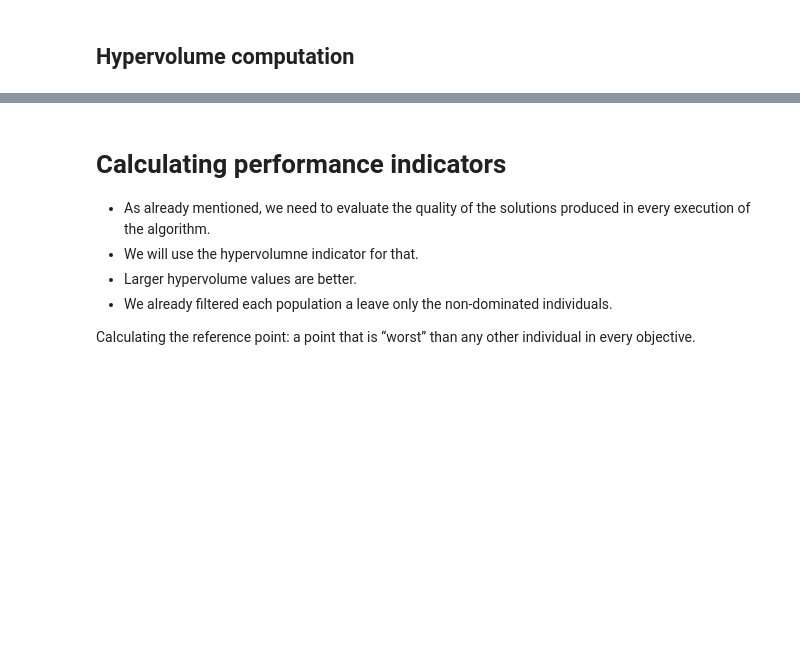
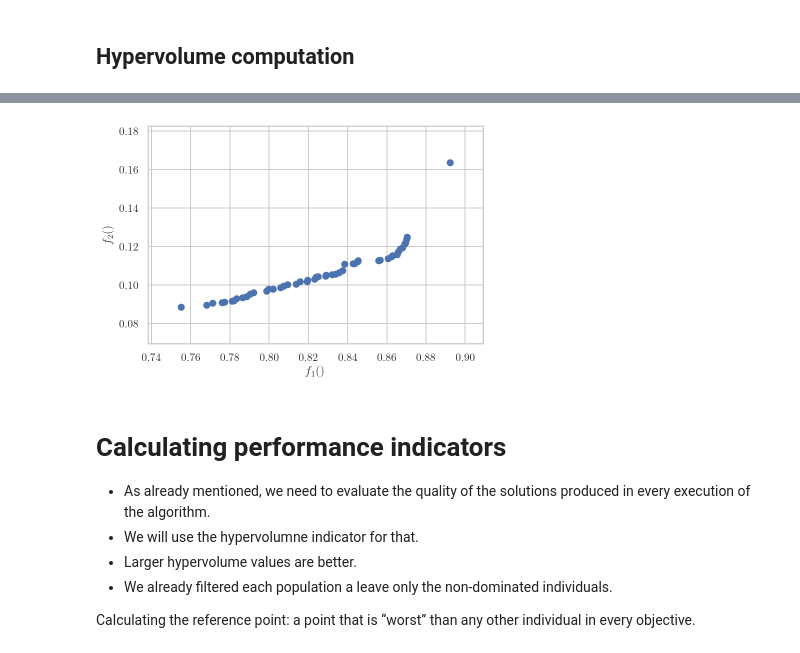
Before and after one commit to kapusuzoglu/Multi-Objective-Optimization-Under-Uncertainty-of-Part-Quality-in-Fused-Filament-Fabrication, a Jupyter notebook: ParetoOptim_AM_DEAP_3var_Exp_Design_Hypervolume.ipynb, the cells around one changed output, grey strips where cells are left out. Cells and saved outputs as stored; diff of their text form; code cells hidden in the pictures; blank space fills up the shorter version.

```diff
--- a/ParetoOptim_AM_DEAP_3var_Exp_Design_Hypervolume.ipynb
+++ b/ParetoOptim_AM_DEAP_3var_Exp_Design_Hypervolume.ipynb
@@ -226,8 +232,12 @@ plt.ylabel('Hypervolume');
 # %%
 front = np.array([ind.fitness.values for ind in pop])
 plt.scatter(front[:,0], front[:,1], c="b")
 plt.axis("tight")
+plt.xlabel('$f_1()$')
+plt.ylabel('$f_2()$')
 plt.show()
+# %% [output]
+[figure, added]
 # %% [markdown]
 # Calculating performance indicators
 - As already mentioned, we need to evaluate the quality of the solutions produced in every execution of the algorithm.
```
Also changed, not shown: parts of 3 cells of this notebook, 2 other files.
